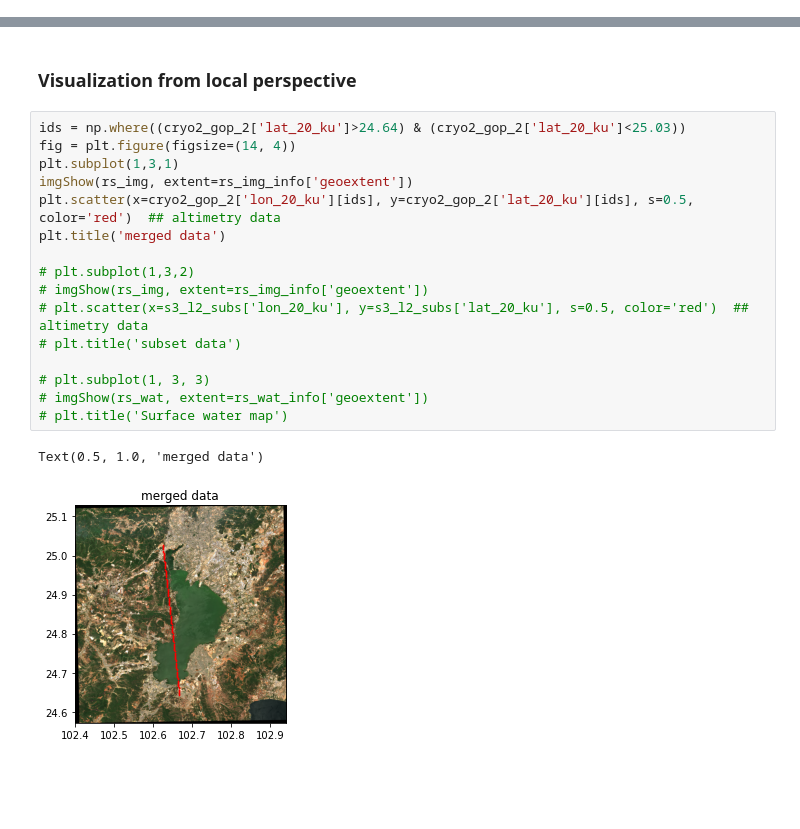
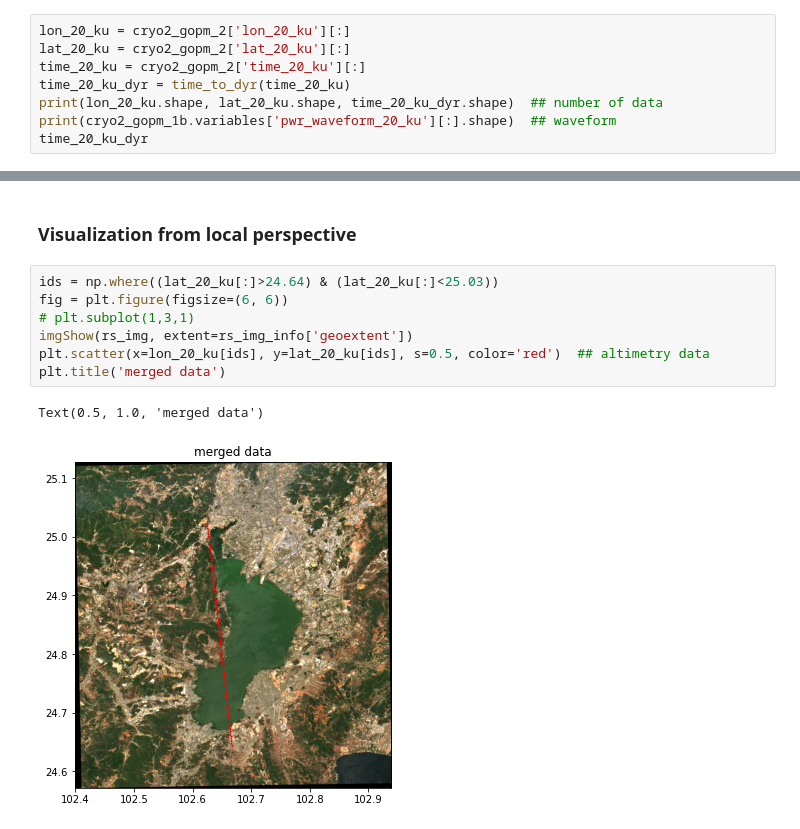
Before and after one commit to xinluo2018/radar-altimetry-tool, a Jupyter notebook: visual/cryo2_data.ipynb, the cells around one changed output, grey strips where cells are left out. Drawn from its saved outputs; the diff is of its cells as text; blank space fills up the shorter version.

```diff
--- a/visual/cryo2_data.ipynb
+++ b/visual/cryo2_data.ipynb
@@ -50,0 +34,8 @@ odict_keys(['agc_01_ku', 'agc_cor_01', 'alt_01', 'alt_20_ku', 'alt_20_plrm_ku',
+# %%
+lon_20_ku = cryo2_gopm_2['lon_20_ku'][:]
+lat_20_ku = cryo2_gopm_2['lat_20_ku'][:]
+time_20_ku = cryo2_gopm_2['time_20_ku'][:]
+time_20_ku_dyr = time_to_dyr(time_20_ku)
+print(lon_20_ku.shape, lat_20_ku.shape, time_20_ku_dyr.shape)  ## number of data
+print(cryo2_gopm_1b.variables['pwr_waveform_20_ku'][:].shape)  ## waveform
+time_20_ku_dyr
@@ -65,21 +83,12 @@ ax.legend()
 # %% [markdown]
 ### Visualization from local perspective
 # %%
-ids = np.where((cryo2_gop_2['lat_20_ku']>24.64) & (cryo2_gop_2['lat_20_ku']<25.03))
-fig = plt.figure(figsize=(14, 4))
-plt.subplot(1,3,1)
+ids = np.where((lat_20_ku[:]>24.64) & (lat_20_ku[:]<25.03))
+fig = plt.figure(figsize=(6, 6))
+# plt.subplot(1,3,1)
 imgShow(rs_img, extent=rs_img_info['geoextent'])
-plt.scatter(x=cryo2_gop_2['lon_20_ku'][ids], y=cryo2_gop_2['lat_20_ku'][ids], s=0.5, color='red')  ## altimetry data
+plt.scatter(x=lon_20_ku[ids], y=lat_20_ku[ids], s=0.5, color='red')  ## altimetry data
 plt.title('merged data')
-
-# plt.subplot(1,3,2)
-# imgShow(rs_img, extent=rs_img_info['geoextent'])
-# plt.scatter(x=s3_l2_subs['lon_20_ku'], y=s3_l2_subs['lat_20_ku'], s=0.5, color='red')  ## altimetry data
-# plt.title('subset data')
-
-# plt.subplot(1, 3, 3)
-# imgShow(rs_wat, extent=rs_wat_info['geoextent'])
-# plt.title('Surface water map')
 # %% [output]
 Text(0.5, 1.0, 'merged data')
-[figure, old version]
+[figure, new version]
```
Also changed, not shown: parts of 13 cells of this notebook, 8 other files.
